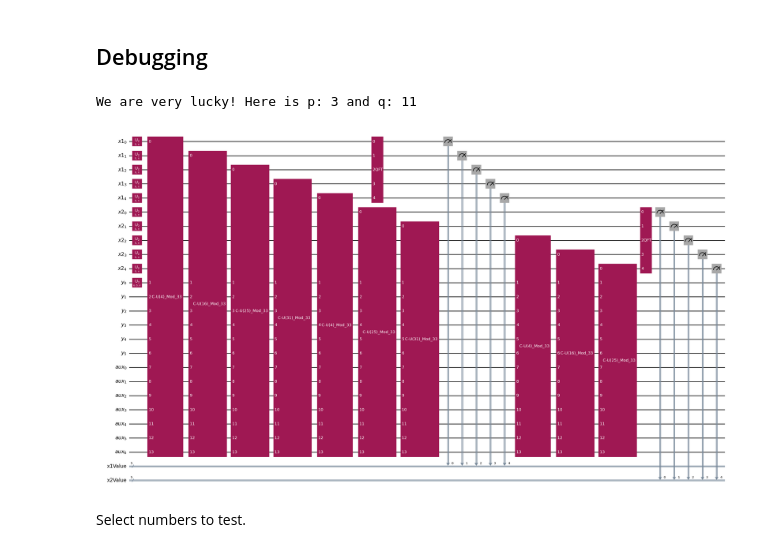
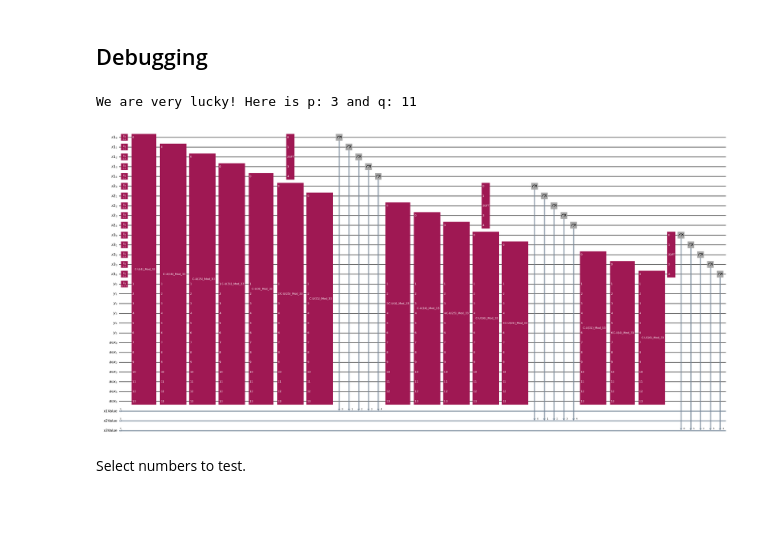
Before and after one commit to Wlitkopa/engineer-thesis, a Jupyter notebook: regev.ipynb, the cells around one changed output. Saved outputs shown, nothing was run; the diff lists cells and outputs as text; code cells hidden in the pictures; blank space fills up the shorter version.

```diff
--- a/regev.ipynb
+++ b/regev.ipynb
@@ -41,19 +41,19 @@ if len(logger.handlers) == 0:
 # %%
 from implementations.r_haner import HanerRegev as Regev
 
 N = 33
 
-regev = Regev(shots=64)
+regev = Regev(shots=128)
 
-d_ceil = False
-qd_ceil = False
+d_ceil = True
+qd_ceil = True
 
 circuit = regev.construct_circuit(N, d_ceil, qd_ceil)
 circuit.draw(output='mpl', fold=-1)
 circuit.decompose().draw(output='mpl', fold=-1)
 # %% [output]
 We are very lucky! Here is p: 3 and q: 11
-[figure, old version]
+[figure, new version]
 # %% [markdown]
 Select numbers to test.
 # %%
```
Also changed, not shown: parts of 1 cell of this notebook, 54 other files.
